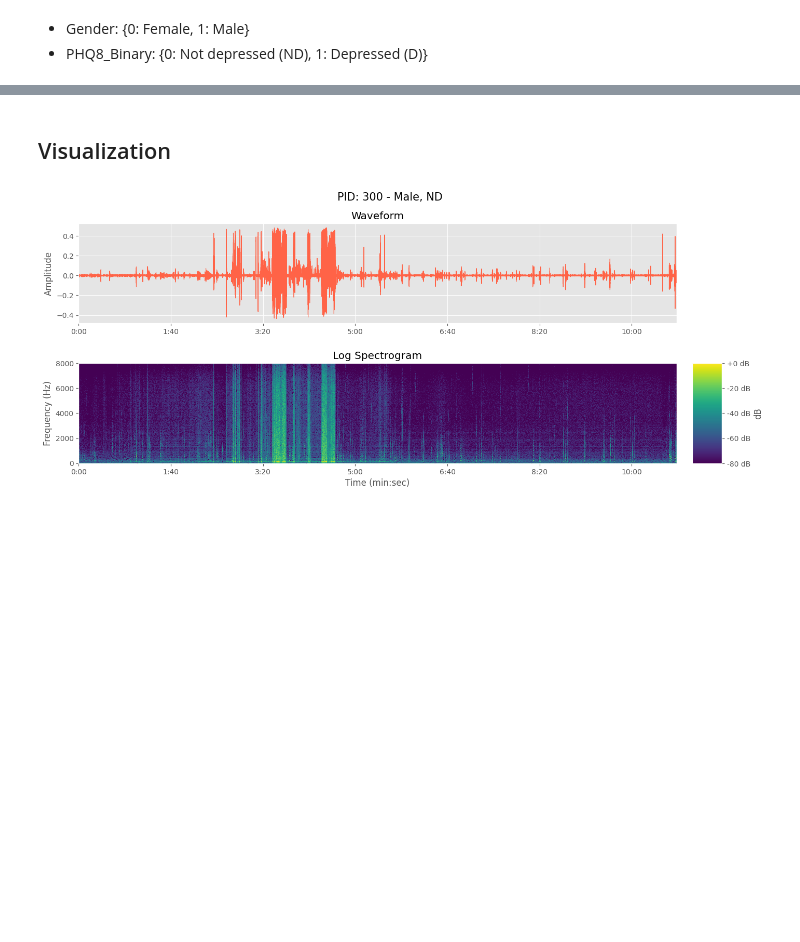
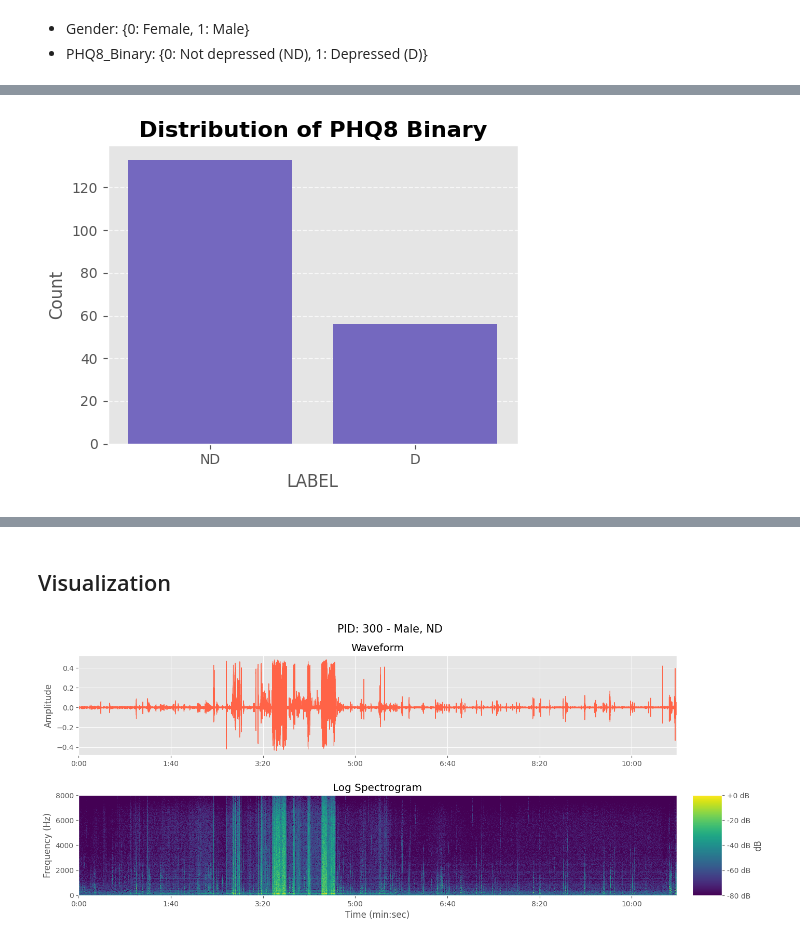
Before and after one commit to gn0219/daic-woz, a Jupyter notebook: 1. eda.ipynb, the cells around one changed output, grey strips where cells are left out. Saved outputs shown, nothing was run; the diff lists cells and outputs as text; code cells hidden in the pictures; blank space fills up the shorter version.

```diff
--- a/eda.ipynb
+++ b/1. eda.ipynb
@@ -77,0 +45,3 @@ utt_feature_df.describe()
+# %%
+merged_df = info_df.merge(utterance_df, on='Participant_ID').merge(smile_df, on='Participant_ID')
+merged_df.head()
@@ -130,6 +64,0 @@ combined_df
-# %%
-# Merge combined_df and utt_feature_df on Participant_ID
-merged_df = pd.merge(combined_df, utt_feature_df, on='Participant_ID', how='inner')
-
-# Display the merged dataframe
-merged_df
@@ -262,25 +86,0 @@ plt.show()
-# %%
-import seaborn as sns
-import matplotlib.pyplot as plt
-plt.style.use("ggplot")
-
-def plot_boxplot(data, columns, title, hue=None):
-    """
-    Plots a boxplot for the specified columns in the DataFrame.
-
-    Parameters:
-    - data (DataFrame): A pandas DataFrame containing the data to plot.
-    - columns (list): A list of column names to include in the boxplot.
-    - title (str): The title of the plot.
-    """
-    if hue is None:
-        plt.figure(figsize=(6, 4))
-        sns.boxplot(data=data[columns], palette="husl")
-    else:
-        # Melt the dataframe to long format for seaborn
-        melted_data = data.melt(id_vars=hue, value_vars=columns, var_name="Feature", value_name="Value")
-        plt.figure(figsize=(10, 4))
-        sns.boxplot(data=melted_data, x="Feature", y="Value", hue=hue, palette="husl")
-
-    plt.title(title)
-    plt.show()
@@ -318,0 +87,3 @@ plot_boxplot(df,
+# %%
+df['GENDER'] = df['Gender'].apply(lambda x: 'F' if x == 0 else 'M')
+df['LABEL'] = df['PHQ8_Binary'].apply(lambda x: 'ND' if x == 0 else 'D')
@@ -318,0 +132,4 @@ plot_boxplot(df,
+# %%
+bar_chart(df, 'LABEL', title='Distribution of PHQ8 Binary', option='basic', hue=None)
+# %% [output]
+[figure, added]
```
Also changed, not shown: parts of 46 cells of this notebook, 22 other files.
